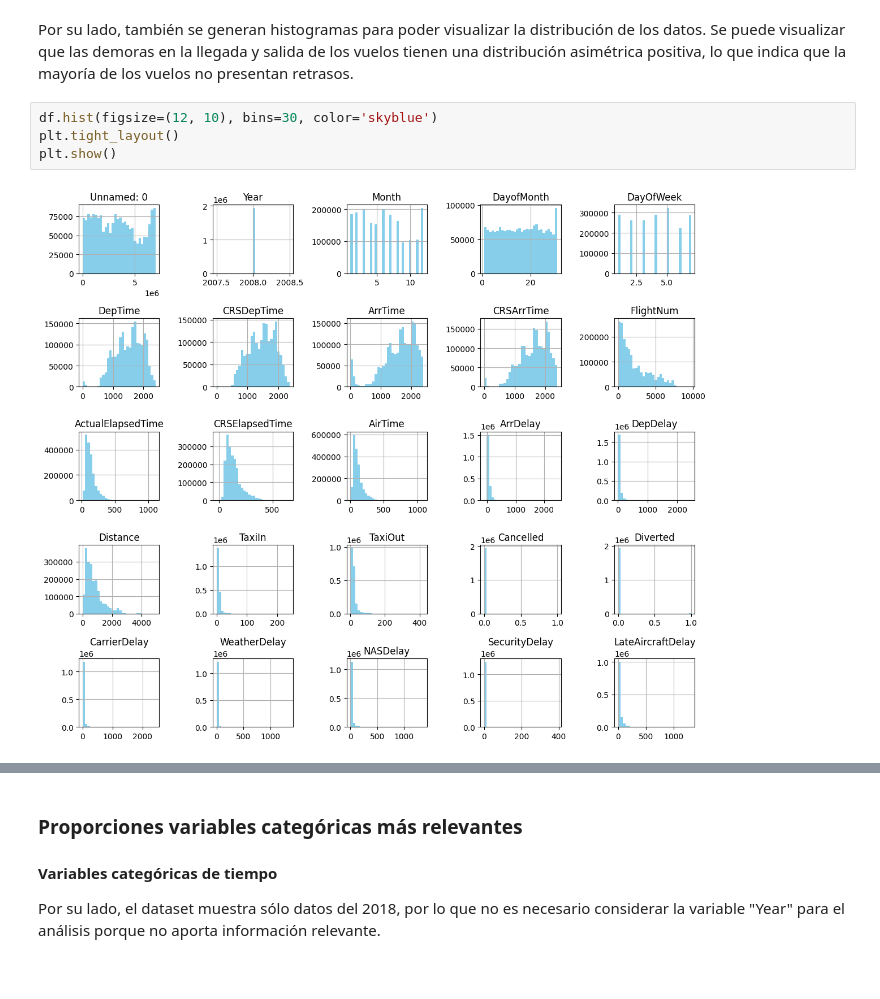
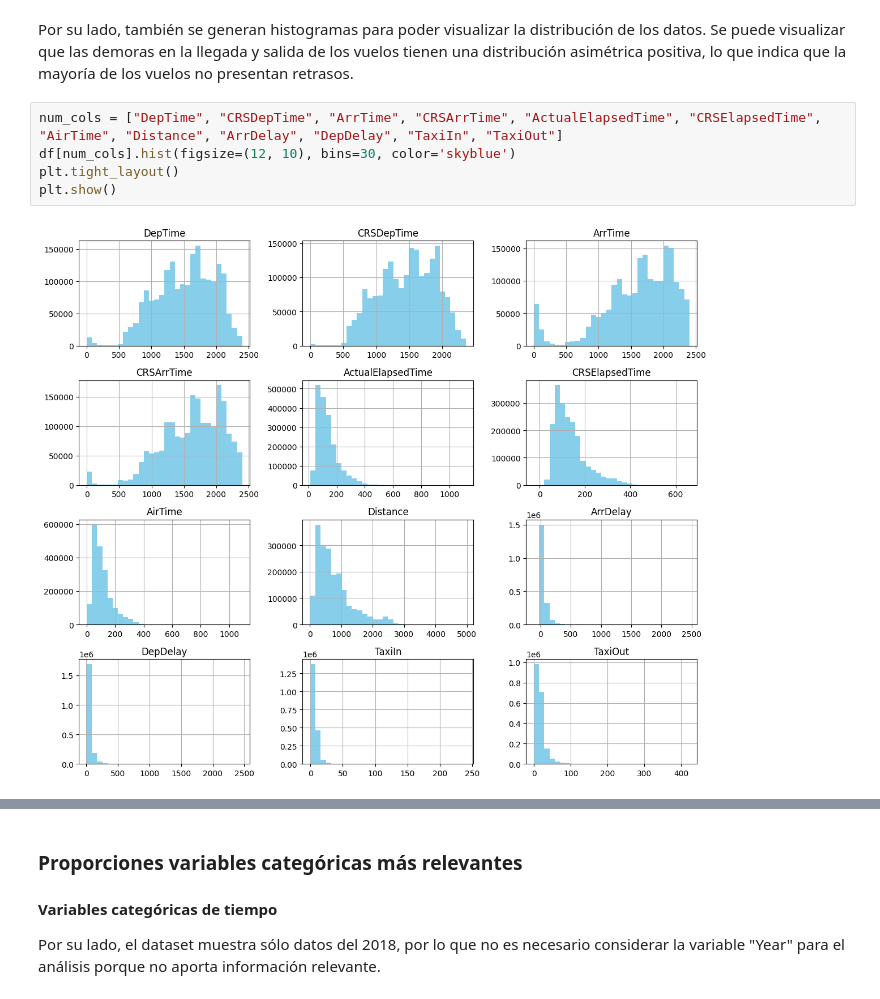
Before and after one commit to gabalvarezmc/AnalisisDatos_T1, a Jupyter notebook: 01_Analisis_exploratorio.ipynb, the cells around one changed output, grey strips where cells are left out. Cells and saved outputs as stored; diff of their text form.

```diff
--- a/01_Analisis_exploratorio.ipynb
+++ b/01_Analisis_exploratorio.ipynb
@@ -208,8 +208,9 @@ plt.show()
 # %% [markdown]
 Por su lado, también se generan histogramas para poder visualizar la distribución de los datos. Se puede visualizar que las demoras en la llegada y salida de los vuelos tienen una distribución asimétrica positiva, lo que indica que la mayoría de los vuelos no presentan retrasos.
 # %%
-df.hist(figsize=(12, 10), bins=30, color='skyblue')
+num_cols = ["DepTime", "CRSDepTime", "ArrTime", "CRSArrTime", "ActualElapsedTime", "CRSElapsedTime", "AirTime", "Distance", "ArrDelay", "DepDelay", "TaxiIn", "TaxiOut"]
+df[num_cols].hist(figsize=(12, 10), bins=30, color='skyblue')
 plt.tight_layout()
 plt.show()
 # %% [output]
-[figure, old version]
+[figure, new version]
```
Also changed, not shown: parts of 3 cells of this notebook.
